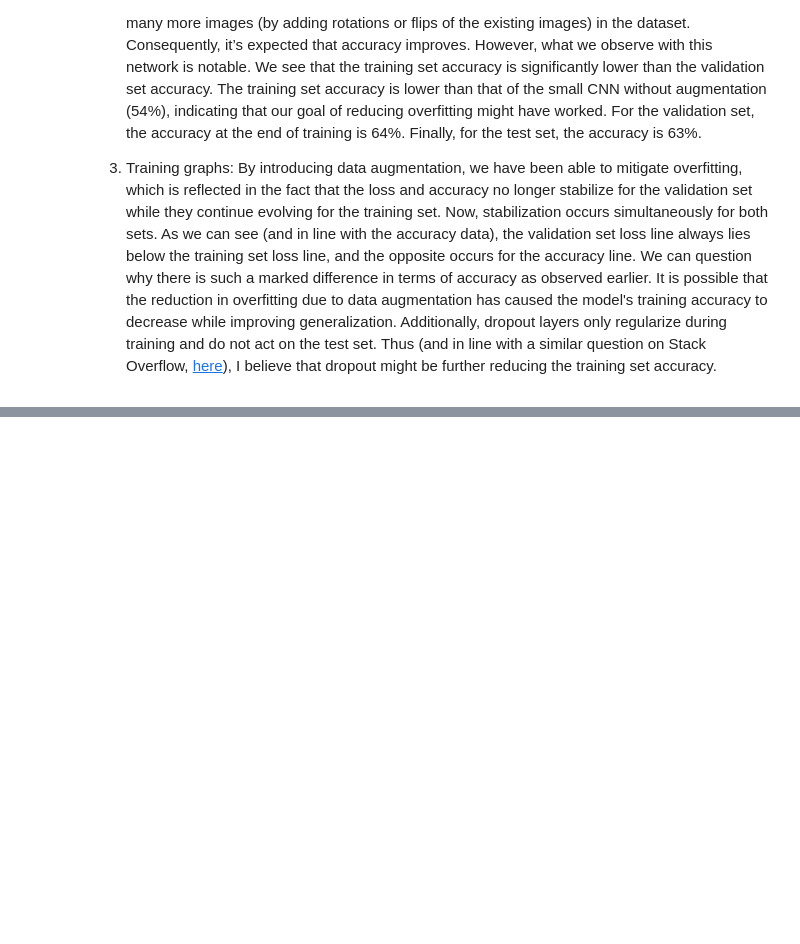
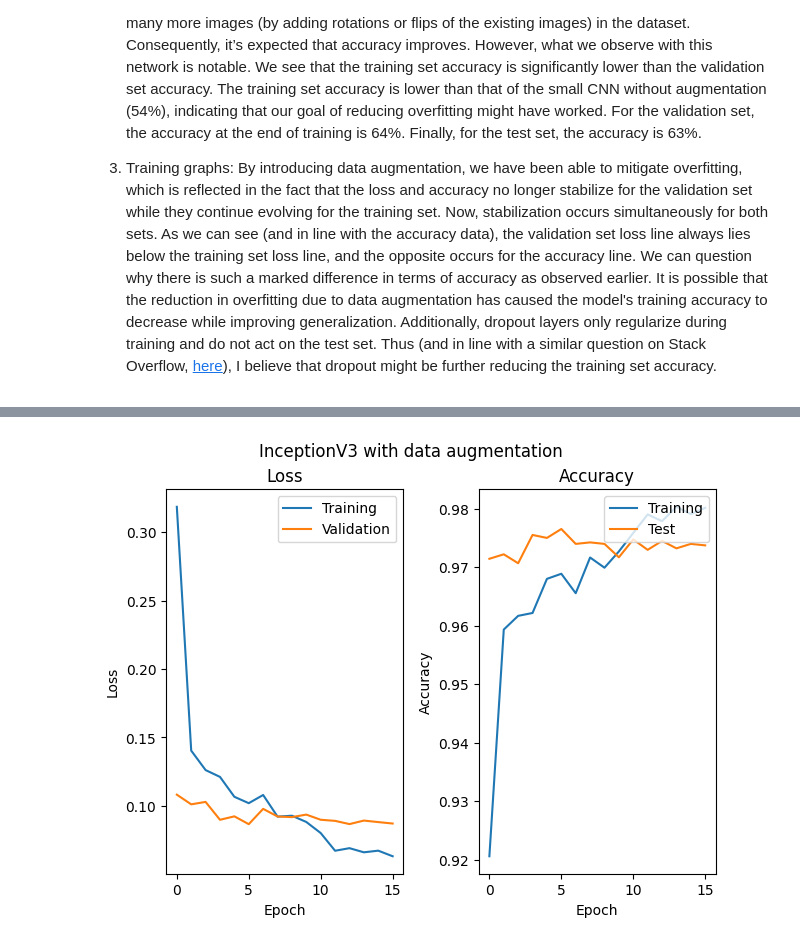
Before and after one commit to svalbuenaa/deep_learning_CNNs, a Jupyter notebook: main.ipynb, the cells around one changed output, grey strips where cells are left out. Cells and saved outputs as stored; diff of their text form; code cells hidden in the pictures; blank space fills up the shorter version.

Commit message:
Kaggle Notebook | deep_learning_CNNs | Inception V3

```diff
--- a/main.ipynb
+++ b/main.ipynb
@@ -848,0 +900,18 @@ We can question why there is such a marked difference in terms of accuracy as ob
+# %%
+# Network definition
+inception_augm_input = Input(shape=(299, 299, 3))
+inception_augm_RF = RandomFlip(mode="horizontal")(inception_augm_input)
+inception_augm_RR = RandomRotation(factor=0.1)(inception_augm_RF)
+inception_augm_RZ = RandomZoom(height_factor=0.1)(inception_augm_RR)
+inception_augm_RC = RandomContrast(factor=0.1)(inception_augm_RZ)
+inception_augm_preprocess_input = preprocess_input(inception_augm_RC)
+inception_augm_inception = base_inception(inception_augm_preprocess_input)
+inception_augm_GAP = GlobalAveragePooling2D()(inception_augm_inception)
+inception_augm_dense_1 = Dense(1024, activation="relu")(inception_augm_GAP)
+inception_augm_dense_2 = Dense(10, activation="softmax")(inception_augm_dense_1)
+
+inception_augm = Model(inputs=inception_augm_input, outputs=inception_augm_dense_2)
+# %%
+# Compiling
+inception_augm.compile(optimizer=keras.optimizers.Adam(learning_rate=1e-4), loss='categorical_crossentropy', metrics=['accuracy'])
+inception_augm.summary()
@@ -848,0 +940,23 @@ We can question why there is such a marked difference in terms of accuracy as ob
+# %%
+start = time.time()
+# Training
+
+# Callback for Early stopping
+early_stopping_inception_augm = keras.callbacks.EarlyStopping(
+    monitor='val_loss',
+    patience=10)
+
+# Callback for ReduceLROnPlateau
+ReduceLROnPlateau_inception_augm = keras.callbacks.ReduceLROnPlateau(
+    monitor='val_loss',
+    factor=0.2,
+    patience=5,
+    min_delta=1e-6
+)
+
+history_inception_augm = inception_augm.fit(
+    x=train_ds,
+    epochs=100,
+    callbacks = [early_stopping_inception_augm, ReduceLROnPlateau_inception_augm],
+    validation_data = val_ds)
+print("Training time: "+str(time.time()-start)+" seconds")
@@ -848,0 +981,4 @@ We can question why there is such a marked difference in terms of accuracy as ob
+# %%
+loss_acc_plot(history_inception_augm, "InceptionV3 with data augmentation")
+# %% [output]
+[figure, added]
```
Also changed, not shown: parts of 31 cells of this notebook.
